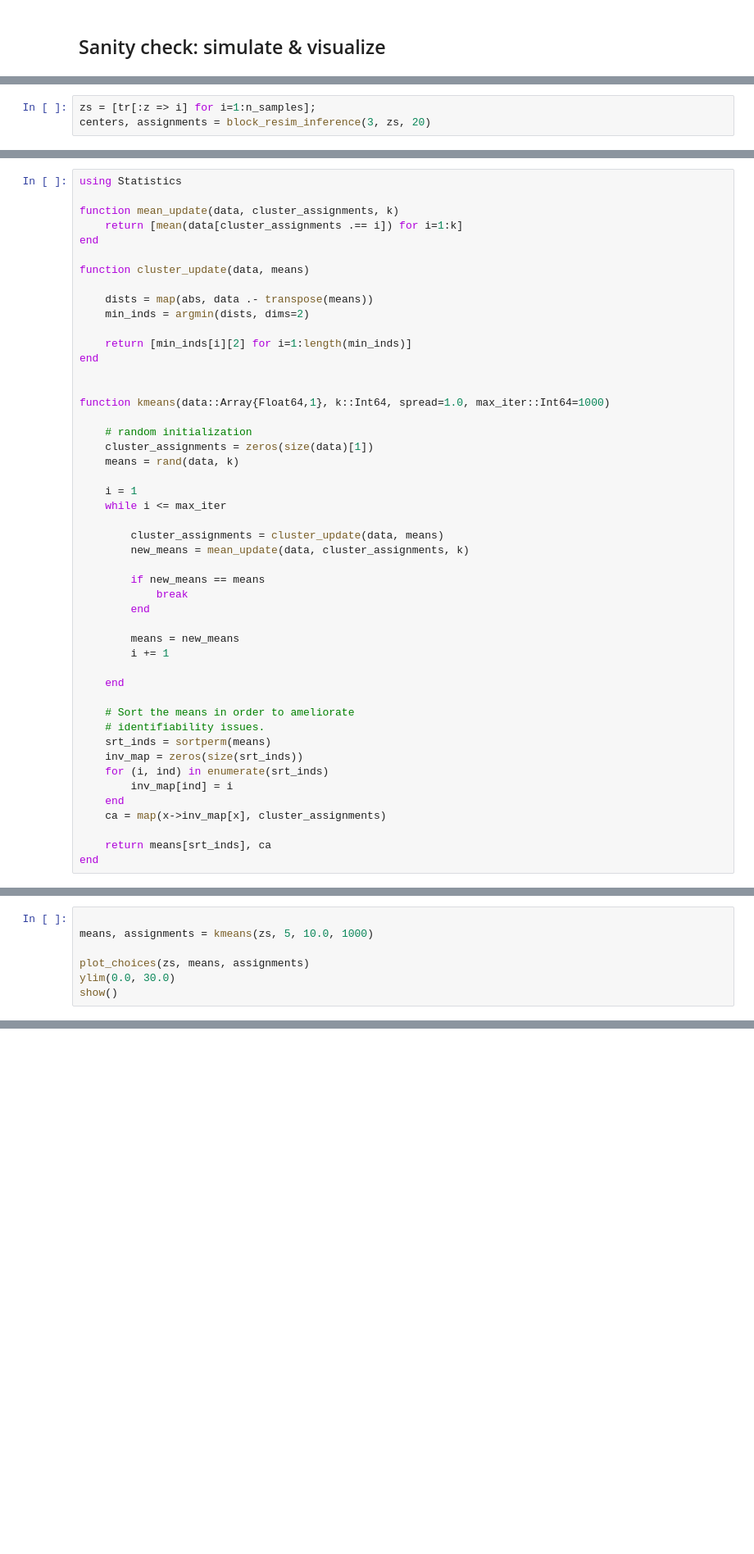
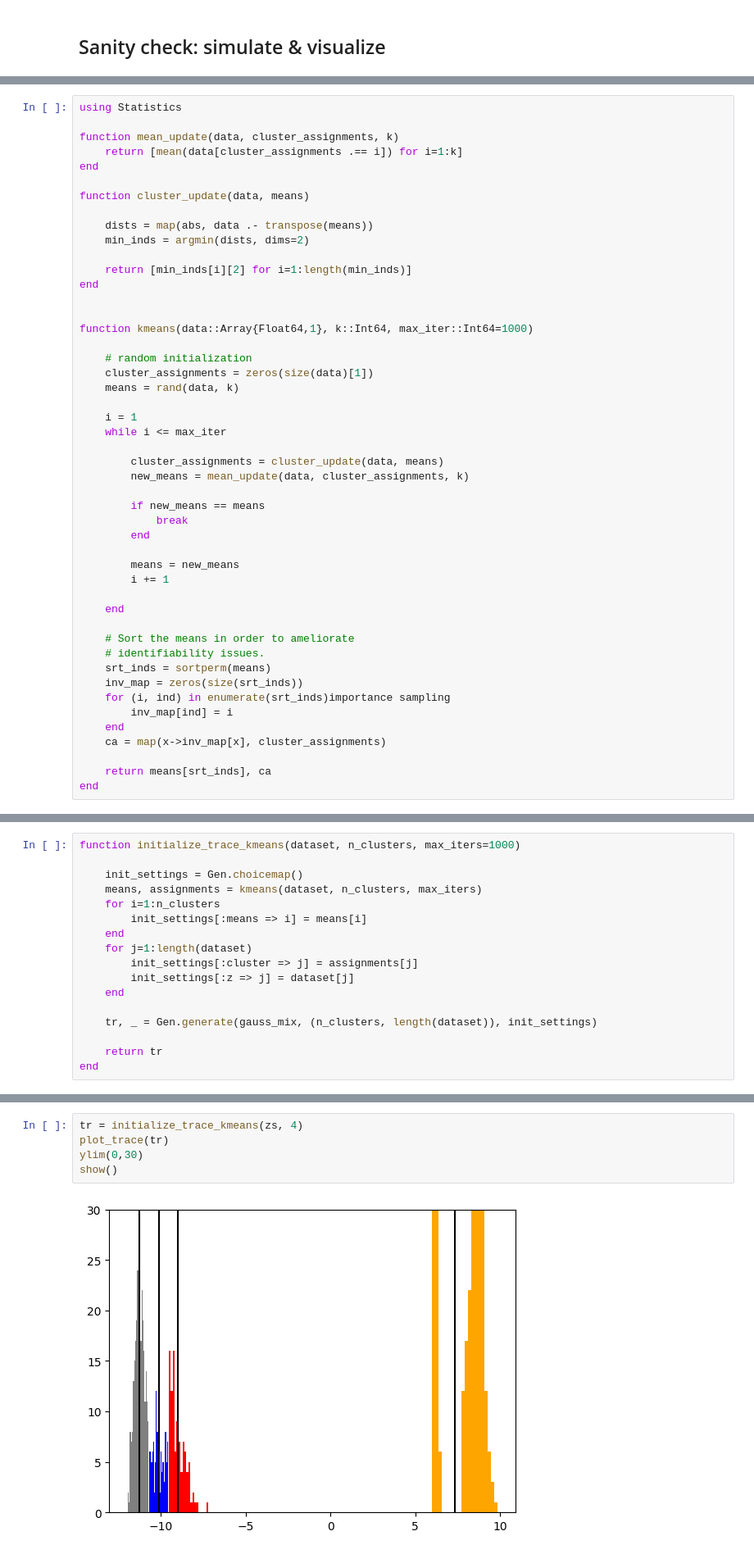
Before and after one commit to gitter-lab/ssps, a Jupyter notebook: julia-project/mcmc-experiment-2.ipynb, the cells around one changed output, grey strips where cells are left out. Shown at 82% size. Drawn from its saved outputs; the diff is of its cells as text; blank space fills up the shorter version.

Commit message:
Finished coin-flip experimentation; gaussian mixture experimentation; continued implementing graph sampling

```diff
--- a/julia-project/mcmc-experiment-2.ipynb
+++ b/julia-project/mcmc-experiment-2.ipynb
@@ -124,3 +66,0 @@ end;
-# %%
-zs = [tr[:z => i] for i=1:n_samples];
-centers, assignments = block_resim_inference(3, zs, 20)
@@ -148,7 +129,7 @@ function cluster_update(data, means)
 end
 
 
-function kmeans(data::Array{Float64,1}, k::Int64, spread=1.0, max_iter::Int64=1000)
+function kmeans(data::Array{Float64,1}, k::Int64, max_iter::Int64=1000)
 
     # random initialization
     cluster_assignments = zeros(size(data)[1])
@@ -173,7 +154,7 @@ function kmeans(data::Array{Float64,1}, k::Int64, spread=1.0, max_iter::Int64=10
     # identifiability issues.
     srt_inds = sortperm(means)
     inv_map = zeros(size(srt_inds))
-    for (i, ind) in enumerate(srt_inds)
+    for (i, ind) in enumerate(srt_inds)importance sampling
         inv_map[ind] = i
     end
     ca = map(x->inv_map[x], cluster_assignments)
@@ -183,7 +165,0 @@ end
-# %%
-
-means, assignments = kmeans(zs, 5, 10.0, 1000)
-
-plot_choices(zs, means, assignments)
-ylim(0.0, 30.0)
-show()
@@ -191,0 +213,17 @@ generate()
+# %%
+function initialize_trace_kmeans(dataset, n_clusters, max_iters=1000)
+
+    init_settings = Gen.choicemap()
+    means, assignments = kmeans(dataset, n_clusters, max_iters)
+    for i=1:n_clusters
+        init_settings[:means => i] = means[i]
+    end
+    for j=1:length(dataset)
+        init_settings[:cluster => j] = assignments[j]
+        init_settings[:z => j] = dataset[j]
+    end
+
+    tr, _ = Gen.generate(gauss_mix, (n_clusters, length(dataset)), init_settings)
+
+    return tr
+end
@@ -191,0 +232,7 @@ generate()
+# %%
+tr = initialize_trace_kmeans(zs, 4)
+plot_trace(tr)
+ylim(0,30)
+show()
+# %% [output]
+[figure, added]
```
Also changed, not shown: parts of 20 cells of this notebook, 1 other file.
